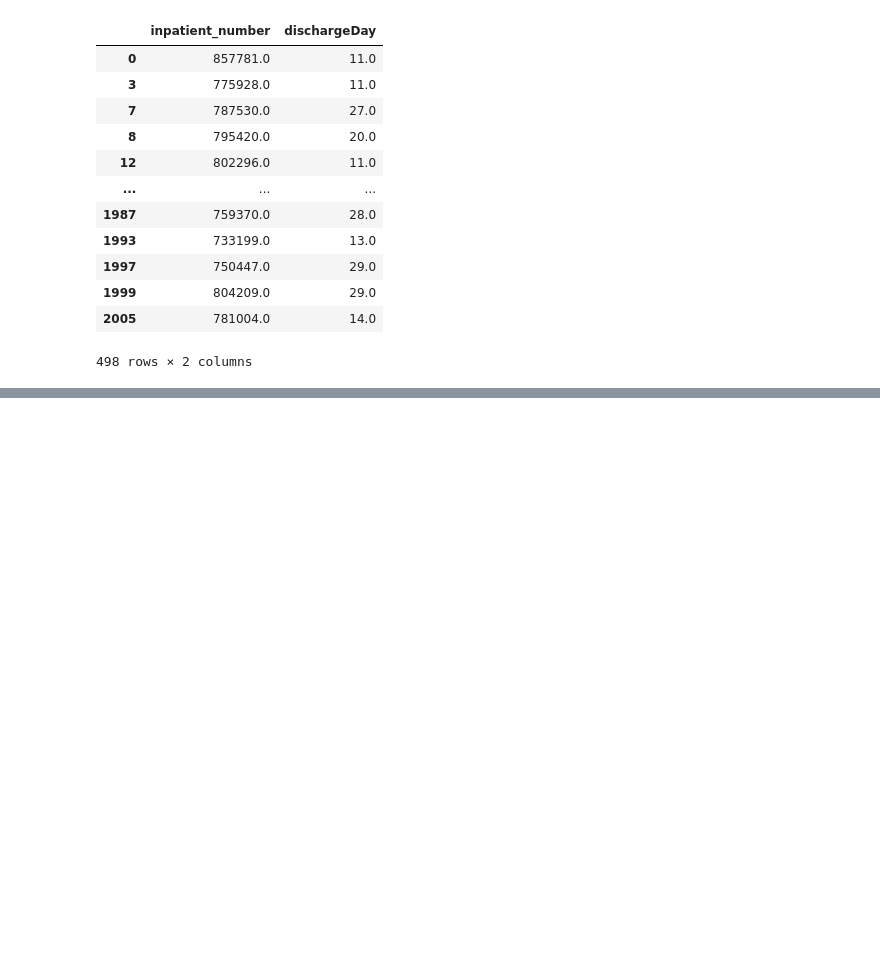
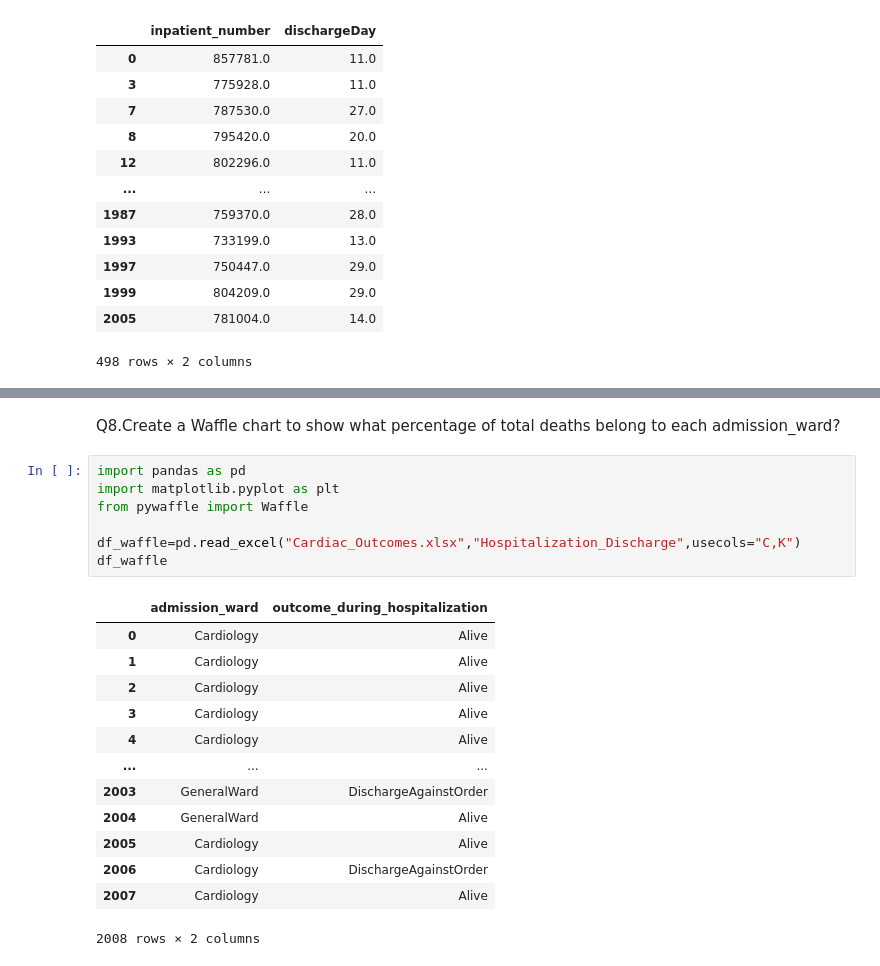
Before and after one commit to Moinandy6/Team9_Py-Stars_Python-Hackathon_Apr24, a Jupyter notebook: Questions1-16.ipynb, the cells around one changed output, grey strips where cells are left out. Cells and saved outputs as stored; diff of their text form; blank space fills up the shorter version.

```diff
--- a/Questions1-16.ipynb
+++ b/Questions1-16.ipynb
@@ -419,0 +452,23 @@ newdf
+# %% [markdown]
+Q8.Create a Waffle chart to show what percentage of total deaths belong to each admission_ward?
+# %%
+import pandas as pd
+import matplotlib.pyplot as plt
+from pywaffle import Waffle
+
+df_waffle=pd.read_excel("Cardiac_Outcomes.xlsx","Hospitalization_Discharge",usecols="C,K")
+df_waffle
+# %% [output]
+|  | admission_ward | outcome_during_hospitalization |
+| 0 | Cardiology | Alive |
+| 1 | Cardiology | Alive |
+| 2 | Cardiology | Alive |
+| 3 | Cardiology | Alive |
+| 4 | Cardiology | Alive |
+| ... | ... | ... |
+| 2003 | GeneralWard | DischargeAgainstOrder |
+| 2004 | GeneralWard | Alive |
+| 2005 | Cardiology | Alive |
+| 2006 | Cardiology | DischargeAgainstOrder |
+| 2007 | Cardiology | Alive |
+2008 rows × 2 columns
```
Also changed, not shown: parts of 12 cells of this notebook.
